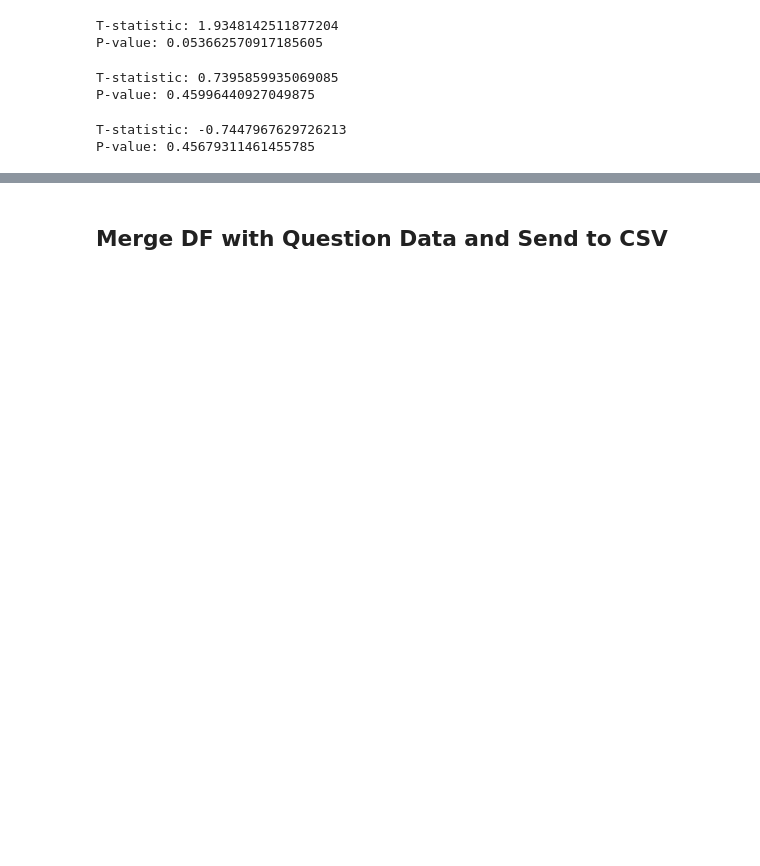
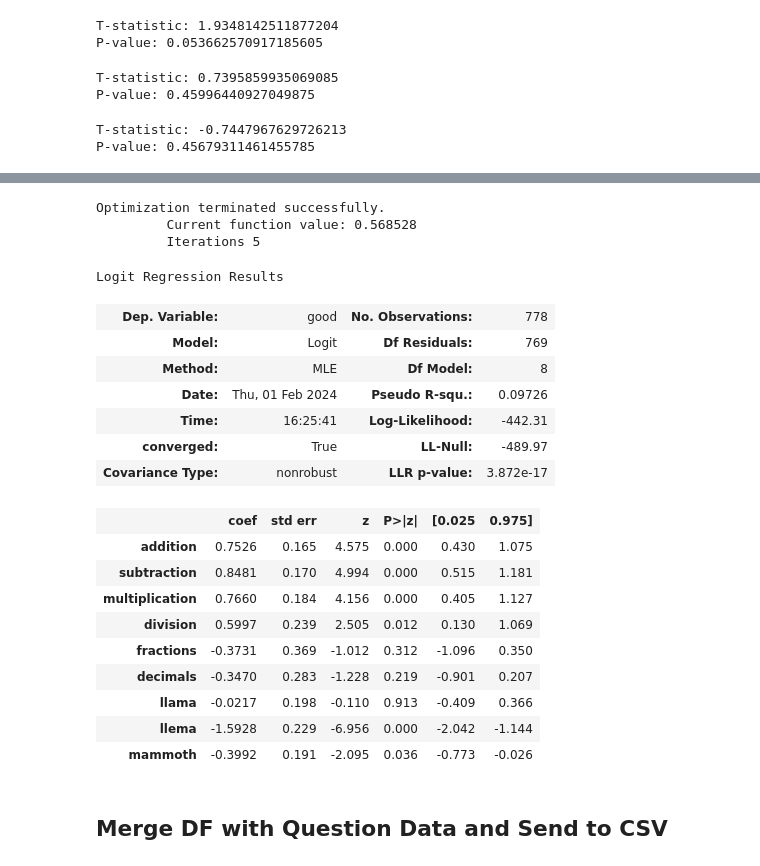
Before and after one commit to bryanchrist/llama2-70b, a Jupyter notebook: Compare_Models_Zooniverse.ipynb, the cells around one changed output, grey strips where cells are left out. Saved outputs shown, nothing was run; the diff lists cells and outputs as text; code cells hidden in the pictures; blank space fills up the shorter version.

```diff
--- a/Compare_Models_Zooniverse.ipynb
+++ b/Compare_Models_Zooniverse.ipynb
@@ -863,0 +879,7 @@ P-value: 0.45679311461455785
+# %%
+reg_df = pd.concat([df, pd.get_dummies(df['model'], dtype = int)], axis=1)
+reg_df = reg_df[reg_df['solvability']==1]
+x = reg_df[['llama', 'llema', 'mammoth']]
+y = reg_df['good']
+log_reg = sm.Logit(y, x).fit()
+log_reg.summary()
@@ -864,3 +902,32 @@ P-value: 0.45679311461455785
+# %%
+x = reg_df[['addition', 'subtraction',
+       'multiplication', 'division', 'fractions', 'decimals',
+       'llama', 'llema', 'mammoth']]
+y = reg_df['good']
+log_reg = sm.Logit(y, x).fit()
+log_reg.summary()
+# %% [output]
+Optimization terminated successfully.
+         Current function value: 0.568528
+         Iterations 5
+Logit Regression Results
+| Dep. Variable: | good | No. Observations: | 778 |
+| Model: | Logit | Df Residuals: | 769 |
+| Method: | MLE | Df Model: | 8 |
+| Date: | Thu, 01 Feb 2024 | Pseudo R-squ.: | 0.09726 |
+| Time: | 16:25:41 | Log-Likelihood: | -442.31 |
+| converged: | True | LL-Null: | -489.97 |
+| Covariance Type: | nonrobust | LLR p-value: | 3.872e-17 |
+|  | coef | std err | z | P>|z| | [0.025 | 0.975] |
+| addition | 0.7526 | 0.165 | 4.575 | 0.000 | 0.430 | 1.075 |
+| subtraction | 0.8481 | 0.170 | 4.994 | 0.000 | 0.515 | 1.181 |
+| multiplication | 0.7660 | 0.184 | 4.156 | 0.000 | 0.405 | 1.127 |
+| division | 0.5997 | 0.239 | 2.505 | 0.012 | 0.130 | 1.069 |
+| fractions | -0.3731 | 0.369 | -1.012 | 0.312 | -1.096 | 0.350 |
+| decimals | -0.3470 | 0.283 | -1.228 | 0.219 | -0.901 | 0.207 |
+| llama | -0.0217 | 0.198 | -0.110 | 0.913 | -0.409 | 0.366 |
+| llema | -1.5928 | 0.229 | -6.956 | 0.000 | -2.042 | -1.144 |
+| mammoth | -0.3992 | 0.191 | -2.095 | 0.036 | -0.773 | -0.026 |
 # %% [markdown]
 ## Merge DF with Question Data and Send to CSV
 # %%
```
Also changed, not shown: parts of 14 cells of this notebook, 1 other file.
